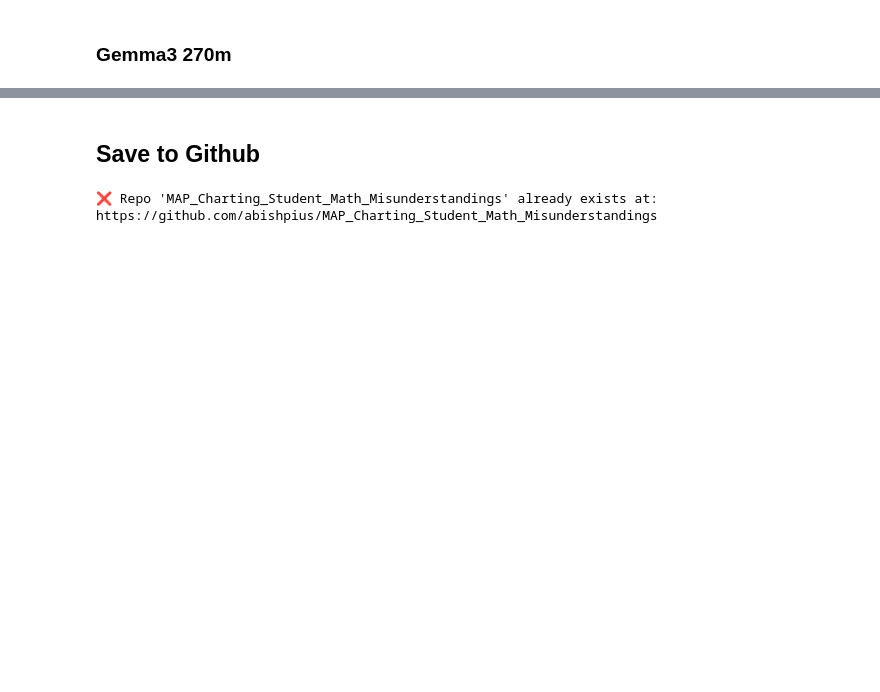
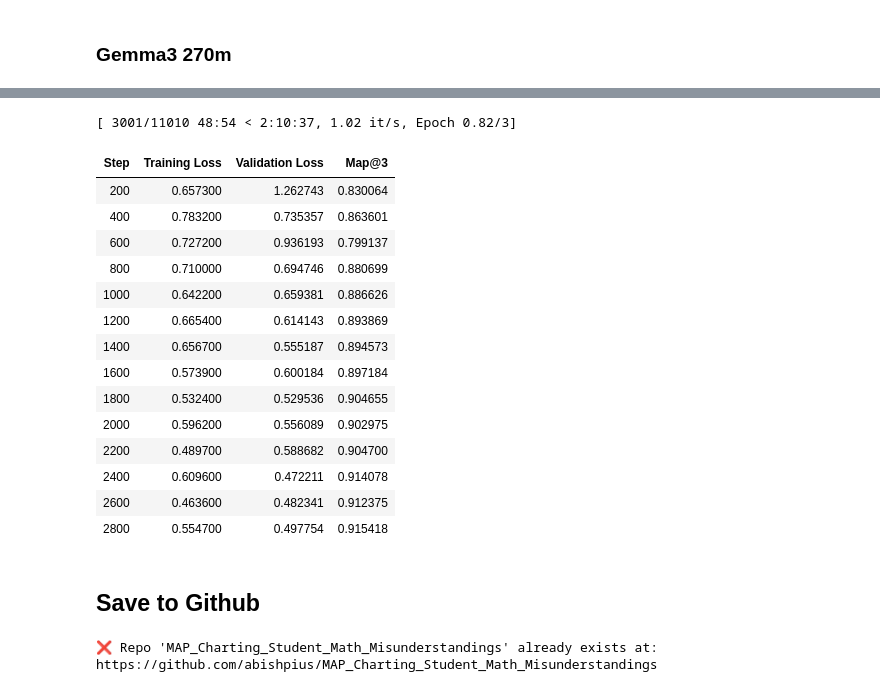
Before and after one commit to abishpius/MAP_Charting_Student_Math_Misunderstandings, a Jupyter notebook: Kaggle_MAP_Charting_Student_Math_Misunderstandings.ipynb, the cells around one changed output, grey strips where cells are left out. Drawn from its saved outputs; the diff is of its cells as text; code cells hidden in the pictures; blank space fills up the shorter version.

Commit message:
train gemma3 model

```diff
--- a/Kaggle_MAP_Charting_Student_Math_Misunderstandings.ipynb
+++ b/Kaggle_MAP_Charting_Student_Math_Misunderstandings.ipynb
@@ -1258,0 +1347,8 @@ test
+# %%
+# Split into train and validation sets
+train_df, val_df = train_test_split(train, test_size=0.2, random_state=30)
+
+# Convert to Hugging Face Dataset
+COLS = ['text','label']
+train_ds = Dataset.from_pandas(train_df[COLS])
+val_ds = Dataset.from_pandas(val_df[COLS])
@@ -1258,0 +1384,2 @@ test
+# %%
+base_model = AutoModelForCausalLM.from_pretrained(model_name)
@@ -1258,0 +1445,51 @@ test
+# %%
+training_args = TrainingArguments(
+    output_dir="./results",
+     do_train=True,
+    do_eval=True,
+    eval_strategy="steps",
+    save_strategy="steps", #no for no saving
+    num_train_epochs=3,
+    per_device_train_batch_size=8,
+    per_device_eval_batch_size=16,
+    learning_rate=2e-5,
+    logging_dir="./logs",
+    logging_steps=50,
+    save_steps=200,
+    eval_steps=200,
+    save_total_limit=1,
+    metric_for_best_model="map@3",
+    greater_is_better=True,
+    load_best_model_at_end=True,
+    report_to="none",
+    bf16=False, # TRAIN WITH BF16 IF LOCAL GPU IS NEWER GPU
+    fp16=True, # INFER WITH FP16 BECAUSE KAGGLE IS T4 GPU
+     save_safetensors=False,
+)
+# %%
+trainer = Trainer(
+    model=model,
+    args=training_args,
+    train_dataset=train_ds,
+    eval_dataset=val_ds,
+    tokenizer=tokenizer,
+    compute_metrics=compute_map3,
+)
+trainer.train()
+# %% [output]
+[ 3001/11010 48:54 < 2:10:37, 1.02 it/s, Epoch 0.82/3]
+| Step | Training Loss | Validation Loss | Map@3 |
+| 200 | 0.657300 | 1.262743 | 0.830064 |
+| 400 | 0.783200 | 0.735357 | 0.863601 |
+| 600 | 0.727200 | 0.936193 | 0.799137 |
+| 800 | 0.710000 | 0.694746 | 0.880699 |
+| 1000 | 0.642200 | 0.659381 | 0.886626 |
+| 1200 | 0.665400 | 0.614143 | 0.893869 |
+| 1400 | 0.656700 | 0.555187 | 0.894573 |
+| 1600 | 0.573900 | 0.600184 | 0.897184 |
+| 1800 | 0.532400 | 0.529536 | 0.904655 |
+| 2000 | 0.596200 | 0.556089 | 0.902975 |
+| 2200 | 0.489700 | 0.588682 | 0.904700 |
+| 2400 | 0.609600 | 0.472211 | 0.914078 |
+| 2600 | 0.463600 | 0.482341 | 0.912375 |
+| 2800 | 0.554700 | 0.497754 | 0.915418 |
```
Also changed, not shown: parts of 22 cells of this notebook.
